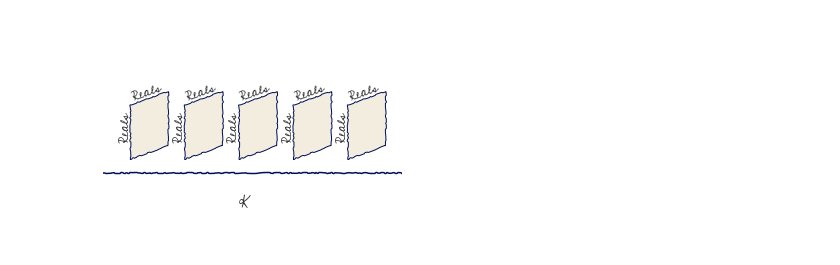
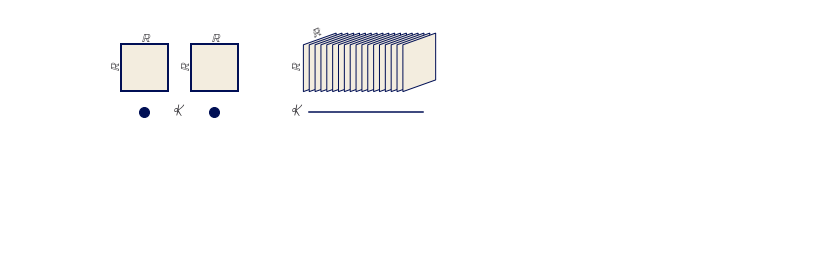
Before and after one commit to story645/proposal, a Jupyter notebook: paper/figures/code/data_figures.ipynb, the cells around one changed output. Saved outputs shown, nothing was run; the diff lists cells and outputs as text; code cells hidden in the pictures; blank space fills up the shorter version.

```diff
--- a/paper/figures/code/data_figures.ipynb
+++ b/paper/figures/code/data_figures.ipynb
@@ -117,20 +74,31 @@ fig.savefig(spath/"k_qspace.png", bbox_inches='tight', facecolor='white')
 # %%
-fig, ax = plt.subplots()
-for off in np.arange(0,10,2):
-    verts = np.array([[1,-1], [1,1], [2.4, 1.5], [2.4, -.5], [1,-1]]) + [off, 0]
-    p = mpatches.PathPatch(mpath.Path(verts, closed=True), edgecolor='C0',facecolor=ax.get_facecolor())
-    ax.add_patch(p)
-    ax.annotate("Reals", (1+off, 1.15), rotation=20, fontsize=14)
-    ax.annotate("Reals", (.65+off, -.25), rotation=90, fontsize=14)
+def two_fiber_continuous(ax, textsize, labelsize, ky=.25):
+    for off in np.arange(-1,3.5,.25):
+        verts = np.array([[1,-1], [1,1], [2.4, 1.5], [2.4, -.5], [1,-1]]) + [off, 3.1]
+        p = mpatches.PathPatch(mpath.Path(verts*.2, closed=True), edgecolor='C0',facecolor=ax.get_facecolor())
+        ax.add_patch(p)
 
-ax.annotate('K', (5, -2.75), fontsize=16)
-ax.axhline(y=-1.5, zorder=-1)
 
-ax.set(xlim=(-0,11), ylim=(-4, 4), aspect='equal')
-ax.axis('off')
-fig.savefig(spath/"temp_2f.png", bbox_inches='tight', facecolor='white' )
+    ax.annotate(r"$\mathbb{R}$", (-0.1, .63), rotation=90, fontsize=textsize) #height
+    ax.annotate(r"$\mathbb{R}$", (0.06,.88), rotation=25, fontsize=textsize) # width
+
+    ax.annotate('K', (-.1, ky-.03), fontsize=labelsize)
+    ax.axhline(y=ky, xmin=0.15, xmax=.9)
-# %% [output]
-[figure, removed]
+# %%
+fig, axd = plt.subplot_mosaic([['0D', '1D']])
+
+kpos = (3.75, -2.75)
+two_fiber_discrete(axd['0D'], textsize, labelsize)
+k_discrete(axd['0D'], labelsize)
+
+two_fiber_continuous(axd['1D'], textsize, labelsize)
+for (ax, kp) in zip(axd.values(),kpos) :
+    ax.set(xlim=(-.15,1.15), ylim=(0,1), aspect='equal')
+    ax.axis('off')
+
+fig.savefig(spath/"base.png", bbox_inches='tight', facecolor='white' )
+# %% [output]
+[figure, added]
 # %%
 fig, ax = plt.subplots()
 x =  np.linspace(-5*np.pi, 7*np.pi)
```
Also changed, not shown: parts of 9 cells of this notebook, 6 other files.
